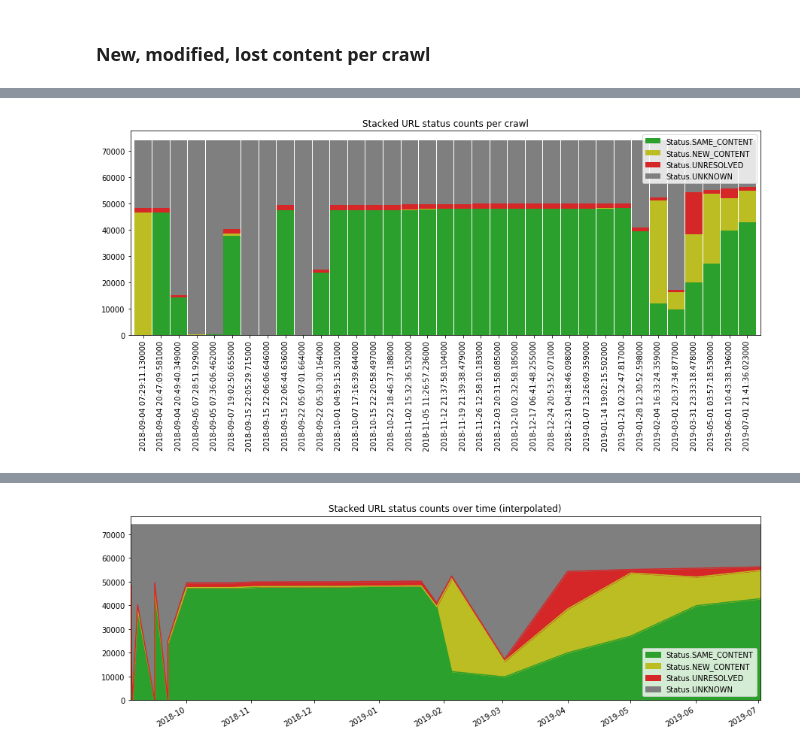
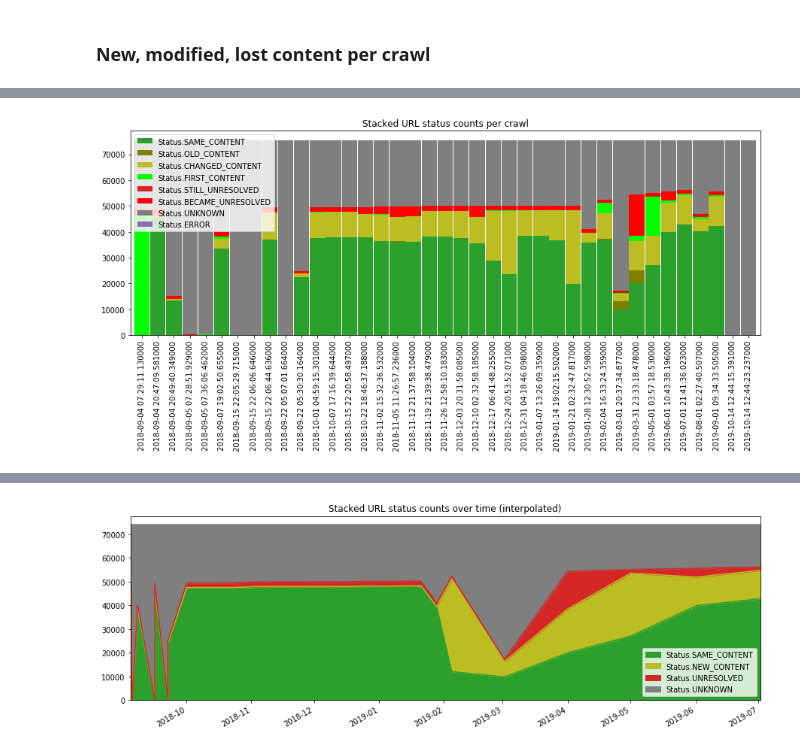
Before and after one commit to bio-linker/linkrot-contentdrift-figures, a Jupyter notebook: Build Figures.ipynb, the cells around one changed output, grey strips where cells are left out. Drawn from its saved outputs; the diff is of its cells as text; code cells hidden in the pictures.

Commit message:
Separated functions into different files; used index to build figures

```diff
--- a/Build Figures.ipynb
+++ b/Build Figures.ipynb
@@ -173,0 +46,2 @@ print('{:,}'.format(len(urls)), "unique URLs")
+# %%
+for x in fullIndex.verbs: print(x)
@@ -306,0 +136,29 @@ url_status_histories[0]
+# %%
+%%time
+
+urlLifetimes = dict()
+
+for x in fullIndex.verbLookup["http://www.w3.org/ns/prov#qualifiedGeneration"].triples:
+    qualGen = x.object
+
+    # Get content
+    contentTriple = (qualGen.inwardTriples & fullIndex.verbLookup["http://www.w3.org/ns/prov#qualifiedGeneration"].triples).pop()
+    content = contentTriple.subject
+
+    # Get URL
+    urlTriple = (qualGen.outwardTriples & fullIndex.verbLookup["http://www.w3.org/ns/prov#used"].triples).pop()
+    url = urlTriple.object
+
+    # Get crawl
+    crawlTriple = (qualGen.outwardTriples & fullIndex.verbLookup["http://www.w3.org/ns/prov#activity"].triples).pop()
+    crawl = crawlTriple.object
+
+    # Fill in URL lifetime data
+    if url in urlLifetimes:
+        lifetime = urlLifetimes[url]
+    else:
+        lifetime = UrlLifetime(numCrawls)
+        urlLifetimes[url] = lifetime
+
+    crawlMeta = crawlMetaLookup[crawl]
+    lifetime.contents[crawlMeta.position] = content
@@ -306,0 +174,10 @@ url_status_histories[0]
+# %%
+class Status(Enum):
+    UNKNOWN             = 0    # Did not check for content
+    FIRST_CONTENT       = 1    # Returned content for the first time
+    SAME_CONTENT        = 2    # Returned the same content as the last successful query
+    CHANGED_CONTENT     = 3    # Returned new content
+    OLD_CONTENT         = 4    # Returned previously seen content that is different from the previous successful data
+    BECAME_UNRESOLVED   = 5    # Failed to return content after a successful query
+    STILL_UNRESOLVED    = 6    # Failed to return content again
+    ERROR               = 7    # Returned malformed content
@@ -413,5 +385,5 @@ status_counts_df
 # %%
-status_counts_df.plot(kind="bar", stacked=True, width=.96, color=status_color_map, figsize=(15, 5),
+fig_df.plot(kind="bar", stacked=True, width=.96, color=status_color_map, figsize=(15, 5),
                       title="Stacked URL status counts per crawl");
 # %% [output]
-[figure, old version]
+[figure, new version]
```
Also changed, not shown: parts of 53 cells of this notebook, 10 other files.
